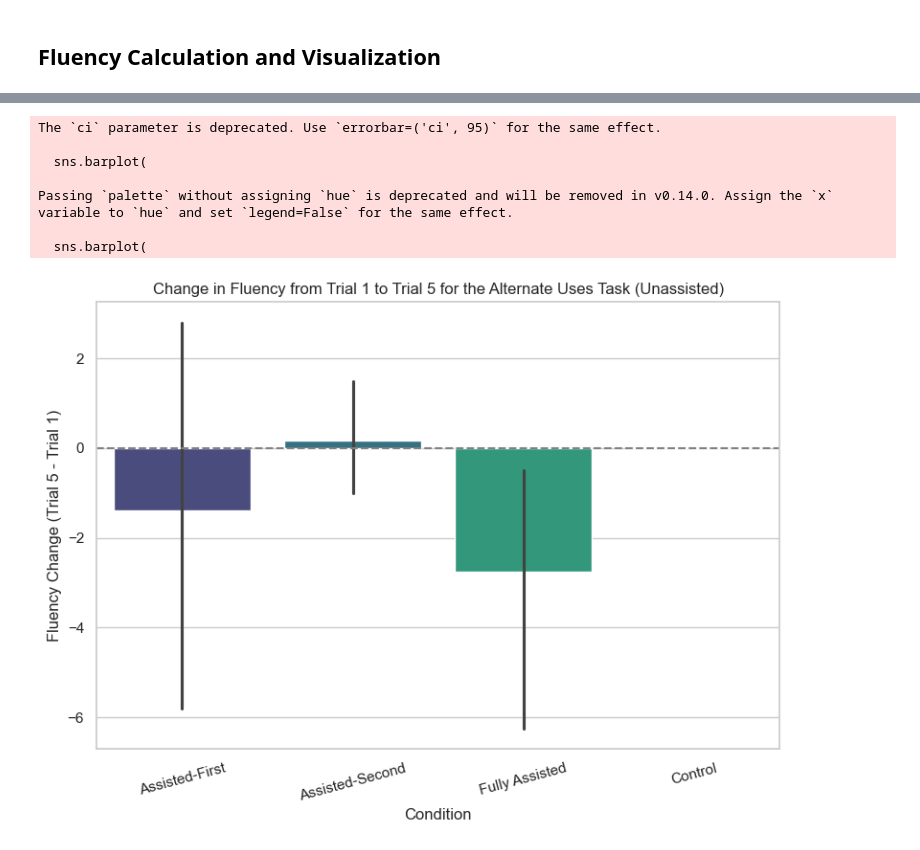
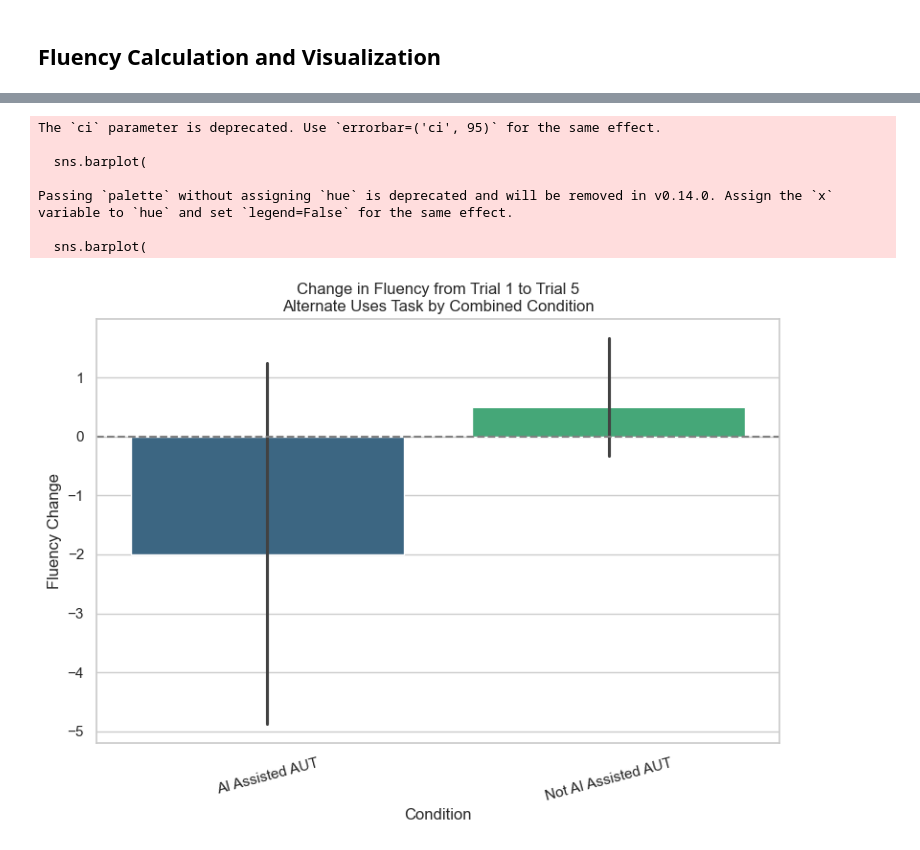
Before and after one commit to sachinallums/divergent-association-task, a Jupyter notebook: honors-analysis-notebook.ipynb, the cells around one changed output, grey strips where cells are left out. Drawn from its saved outputs; the diff is of its cells as text; code cells hidden in the pictures.

```diff
--- a/honors-analysis-notebook.ipynb
+++ b/honors-analysis-notebook.ipynb
@@ -205,3 +210,6 @@ data['StartDate'] = pd.to_datetime(data['StartDate'], errors='coerce').fillna(de
 
 # Step 3: Filter the DataFrame
 data = data[data['StartDate'] >= cutoff_datetime]
+data = data[~data['Gender'].isin(['test', 'Test'])]
+
+print(data['Gender'])
@@ -376,36 +439,50 @@ Passing `palette` without assigning `hue` is deprecated and will be removed in v
 # %%
+# Define fluency columns
 fluency_cols = ['Fluency1', 'Fluency2', 'Fluency3', 'Fluency4', 'Fluency5']
 
+# Create new combined condition column
+data['CombinedCondition'] = data['AssignedCondition'].replace({
+    'Control': 'Not AI Assisted AUT',
+    'Assisted-Second': 'Not AI Assisted AUT',
+    'Assisted-First': 'AI Assisted AUT',
+    'Fully Assisted': 'AI Assisted AUT'
+})
+
+# Melt the DataFrame to long format
 df_long = data.melt(
-    id_vars='AssignedCondition',
+    id_vars='CombinedCondition',
     value_vars=fluency_cols,
     var_name='Trial',
     value_name='Fluency'
 )
 
+# Extract the trial number (1–5)
 df_long['Trial'] = df_long['Trial'].str.extract('(\d)').astype(int)
 
+# Plot
 sns.set(style="whitegrid")
-
 plt.figure(figsize=(10, 6))
 
 sns.lineplot(
     data=df_long,
     x="Trial",
     y="Fluency",
-    hue="AssignedCondition",
+    hue="CombinedCondition",
     marker="o",
     ci=95,
-    palette="tab10"
+    palette="Set1"
 )
 
-plt.title("Fluency Over Time by Condition on the Alternate Uses Task")
+plt.title("Fluency Over Time by Combined Condition on the Alternate Uses Task")
 plt.xlabel("Trial")
 plt.ylabel("Fluency Score")
 plt.xticks(ticks=range(1, 6))
 plt.legend(title="Condition")
 plt.tight_layout()
-plt.savefig("plot-images/fluency_over_time.png", dpi=300, bbox_inches='tight')
+
+# Save the plot
+os.makedirs("plot-images", exist_ok=True)
+plt.savefig("plot-images/fluency_over_time_combined.png", dpi=300, bbox_inches='tight')
 plt.show()
 # %% [output]
 The `ci` parameter is deprecated. Use `errorbar=('ci', 95)` for the same effect.
@@ -415,32 +492,34 @@ The `ci` parameter is deprecated. Use `errorbar=('ci', 95)` for the same effect.
 # %%
 data['FluencyChange'] = data['Fluency5'] - data['Fluency1']
 
 sns.set(style="whitegrid")
-
 plt.figure(figsize=(8, 6))
 
 sns.barplot(
     data=data,
-    x="AssignedCondition",
+    x="CombinedCondition",
     y="FluencyChange",
     palette="viridis",
     ci=95
 )
 
-plt.title("Change in Fluency from Trial 1 to Trial 5 for the Alternate Uses Task (Unassisted)")
+plt.title("Change in Fluency from Trial 1 to Trial 5\nAlternate Uses Task by Combined Condition")
 plt.xlabel("Condition")
-plt.ylabel("Fluency Change (Trial 5 - Trial 1)")
+plt.ylabel("Fluency Change")
 plt.axhline(0, color='gray', linestyle='--')
 plt.xticks(rotation=15)
 plt.tight_layout()
-plt.savefig("plot-images/fluency_change_barplot.png", dpi=300, bbox_inches='tight')
+
+# Save plot
+os.makedirs("plot-images", exist_ok=True)
+plt.savefig("plot-images/fluency_change_combined_barplot.png", dpi=300, bbox_inches='tight')
 plt.show()
 # %% [output]
 The `ci` parameter is deprecated. Use `errorbar=('ci', 95)` for the same effect.
 
   sns.barplot(
 
 Passing `palette` without assigning `hue` is deprecated and will be removed in v0.14.0. Assign the `x` variable to `hue` and set `legend=False` for the same effect.
 
   sns.barplot(
-[figure, old version]
+[figure, new version]
```
Also changed, not shown: parts of 20 cells of this notebook.
